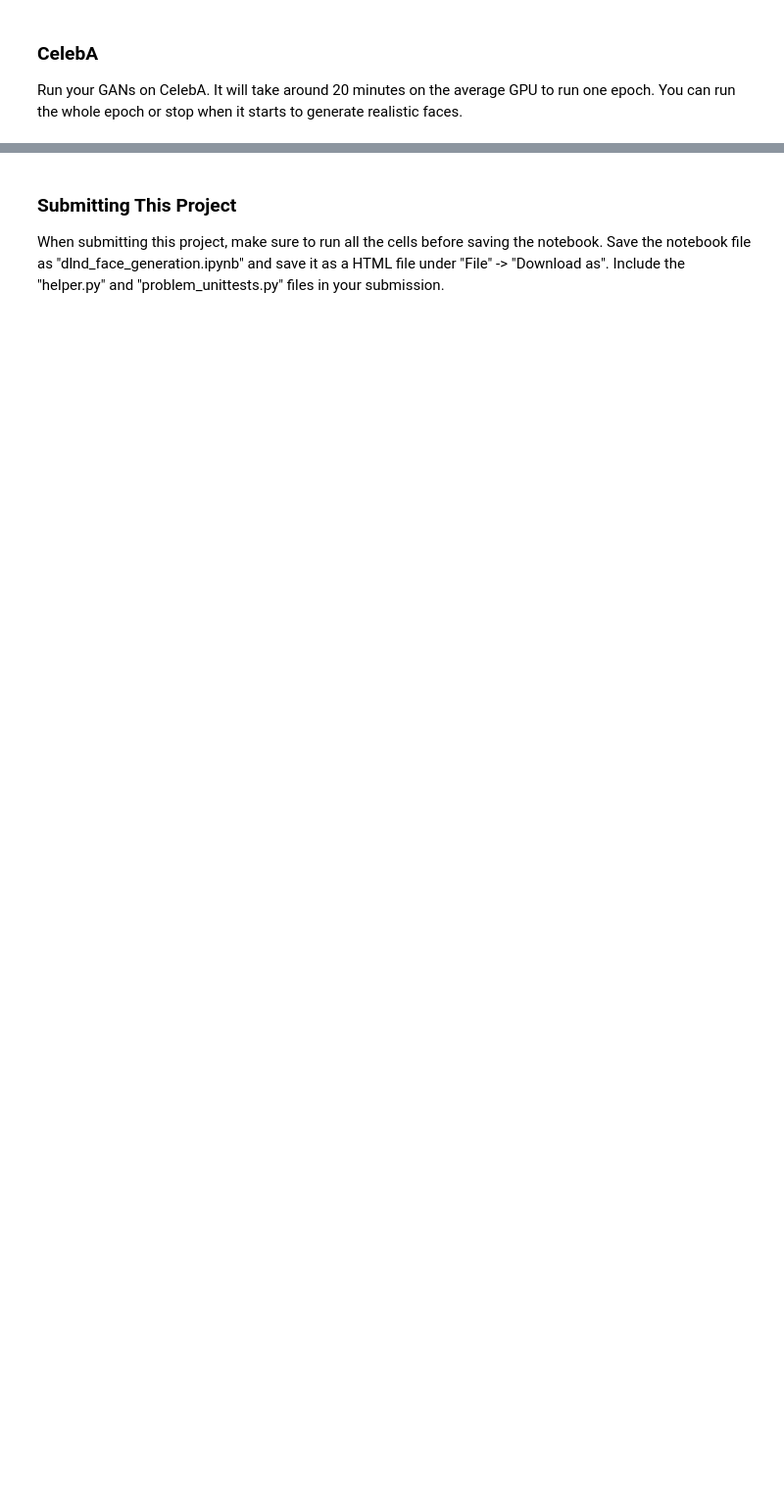
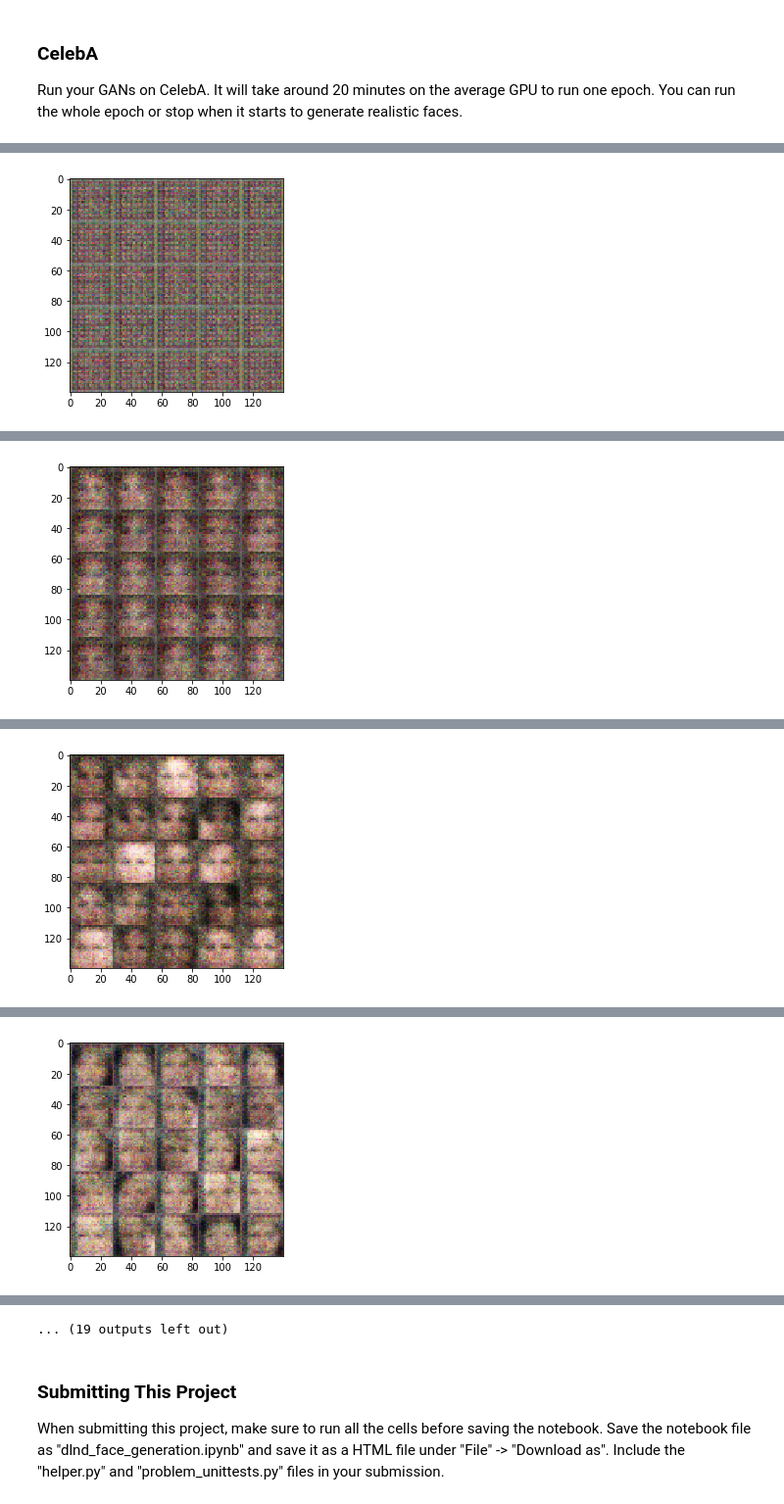
Before and after one commit to Sachin-Bharadwaj/DLND-GenerateFaces, a Jupyter notebook: dlnd_face_generation.ipynb, the cells around one changed output, grey strips where cells are left out. Shown at 98% size. Cells and saved outputs as stored; diff of their text form; code cells hidden in the pictures; blank space fills up the shorter version.

```diff
--- a/dlnd_face_generation.ipynb
+++ b/dlnd_face_generation.ipynb
@@ -418,10 +486,10 @@ with tf.Graph().as_default():
 ### CelebA
 Run your GANs on CelebA.  It will take around 20 minutes on the average GPU to run one epoch.  You can run the whole epoch or stop when it starts to generate realistic faces.
 # %%
-batch_size = None
-z_dim = None
-learning_rate = None
-beta1 = None
+batch_size = 128
+z_dim = 100
+learning_rate = 0.00002
+beta1 = 0.3
 
 
 """
@@ -433,3 +501,4 @@ celeba_dataset = helper.Dataset('celeba', glob(os.path.join(data_dir, 'img_align
 with tf.Graph().as_default():
     train(epochs, batch_size, z_dim, learning_rate, beta1, celeba_dataset.get_batches,
           celeba_dataset.shape, celeba_dataset.image_mode)
+# %% [output]
@@ -435,0 +515 @@ with tf.Graph().as_default():
+[figure, added]
@@ -435,0 +526 @@ with tf.Graph().as_default():
+[figure, added]
@@ -435,0 +537 @@ with tf.Graph().as_default():
+[figure, added]
@@ -435,0 +548 @@ with tf.Graph().as_default():
+[figure, added]
@@ -436,3 +571,4 @@ with tf.Graph().as_default():
+... (19 outputs left out)
 # %% [markdown]
 ### Submitting This Project
 When submitting this project, make sure to run all the cells before saving the notebook. Save the notebook file as "dlnd_face_generation.ipynb" and save it as a HTML file under "File" -> "Download as". Include the "helper.py" and "problem_unittests.py" files in your submission.
```
Also changed, not shown: parts of 7 cells of this notebook, 1 other file.
